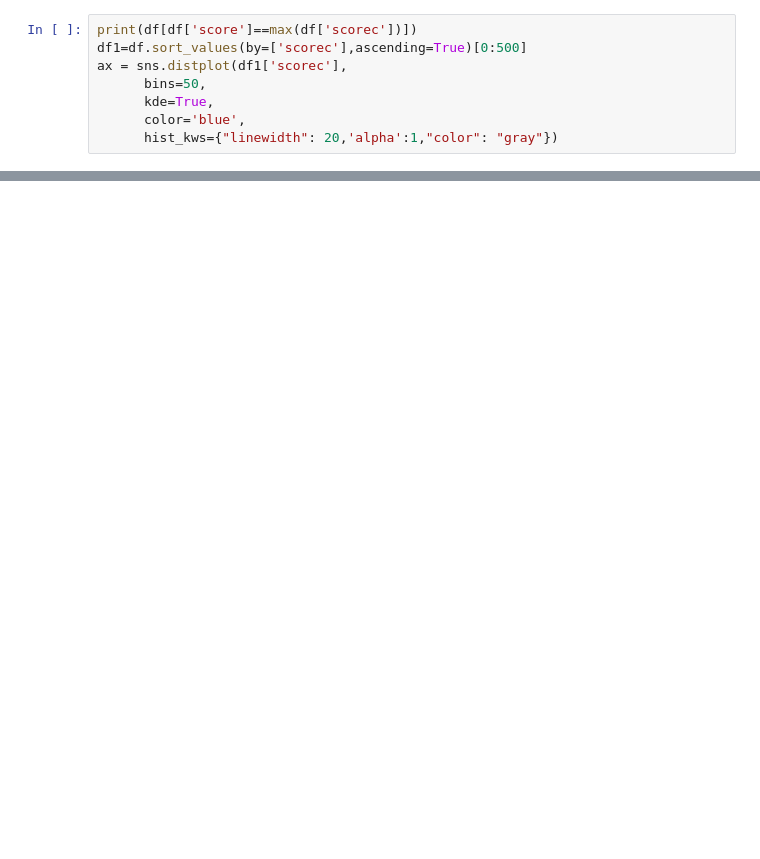
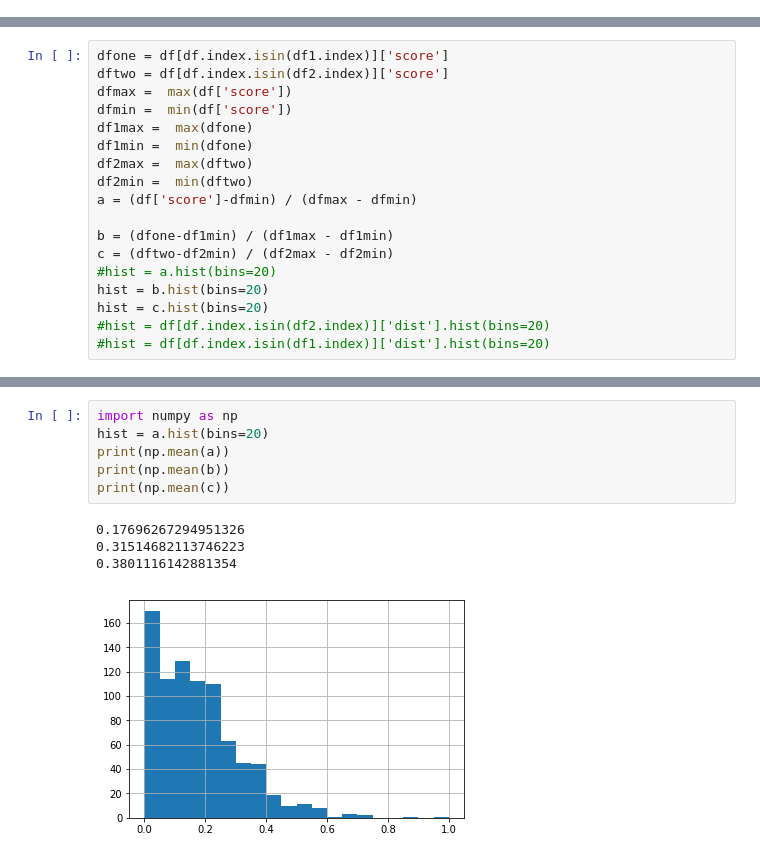
Before and after one commit to rmurcioUCL/FF, a Jupyter notebook: FF.ipynb, the cells around one changed output, grey strips where cells are left out. Drawn from its saved outputs; the diff is of its cells as text; blank space fills up the shorter version.

```diff
--- a/FF.ipynb
+++ b/FF.ipynb
@@ -89,8 +0,0 @@ for i in range(1,15):
-# %%
-print(df[df['score']==max(df['scorec'])])
-df1=df.sort_values(by=['scorec'],ascending=True)[0:500]
-ax = sns.distplot(df1['scorec'],
-      bins=50,
-      kde=True,
-      color='blue',
-      hist_kws={"linewidth": 20,'alpha':1,"color": "gray"})
@@ -325,0 +240,18 @@ dirset.sort_values('te', ascending=False).drop_duplicates(['s1','s2']).sort_valu
+# %%
+dfone = df[df.index.isin(df1.index)]['score']
+dftwo = df[df.index.isin(df2.index)]['score']
+dfmax =  max(df['score'])
+dfmin =  min(df['score'])
+df1max =  max(dfone)
+df1min =  min(dfone)
+df2max =  max(dftwo)
+df2min =  min(dftwo)
+a = (df['score']-dfmin) / (dfmax - dfmin)
+
+b = (dfone-df1min) / (df1max - df1min)
+c = (dftwo-df2min) / (df2max - df2min)
+#hist = a.hist(bins=20)
+hist = b.hist(bins=20)
+hist = c.hist(bins=20)
+#hist = df[df.index.isin(df2.index)]['dist'].hist(bins=20)
+#hist = df[df.index.isin(df1.index)]['dist'].hist(bins=20)
@@ -325,0 +260,11 @@ dirset.sort_values('te', ascending=False).drop_duplicates(['s1','s2']).sort_valu
+# %%
+import numpy as np
+hist = a.hist(bins=20)
+print(np.mean(a))
+print(np.mean(b))
+print(np.mean(c))
+# %% [output]
+0.17696267294951326
+0.31514682113746223
+0.3801116142881354
+[figure, added]
```
Also changed, not shown: parts of 45 cells of this notebook.
